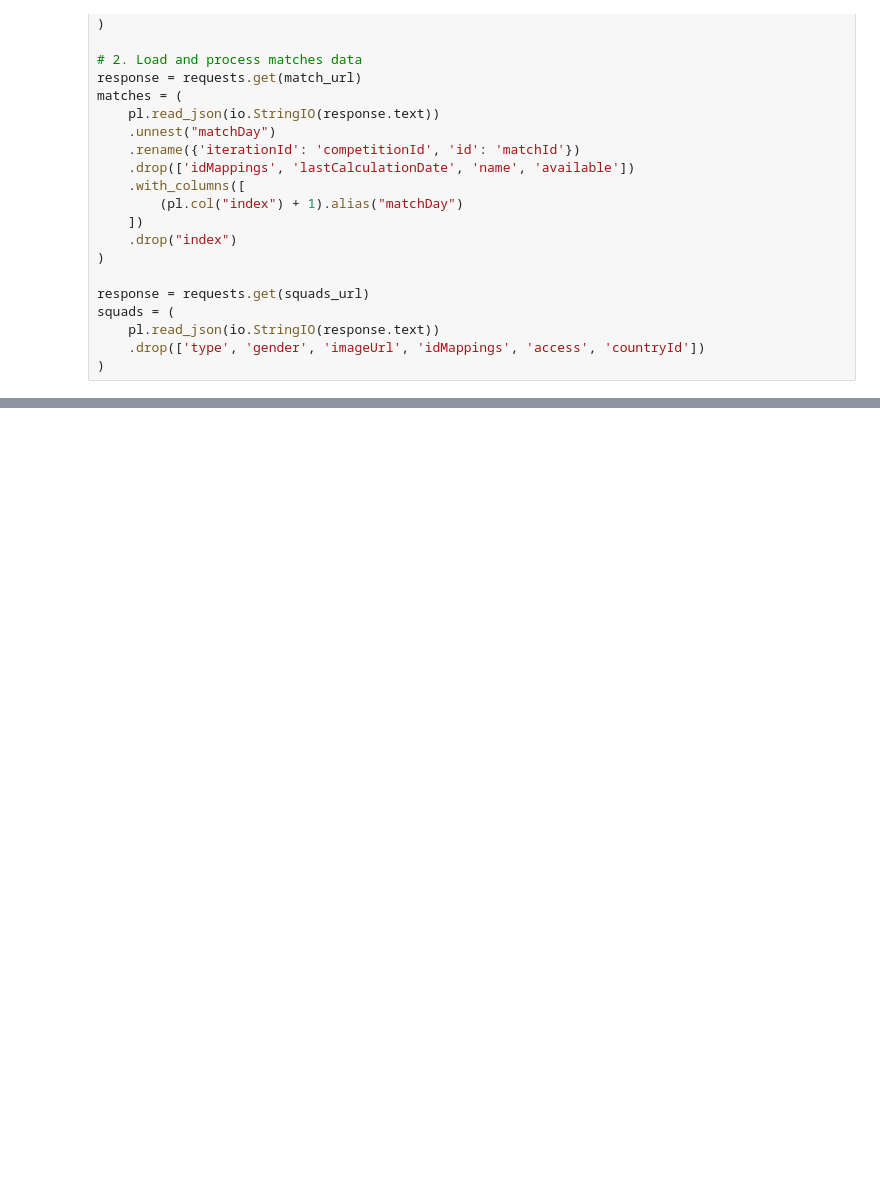
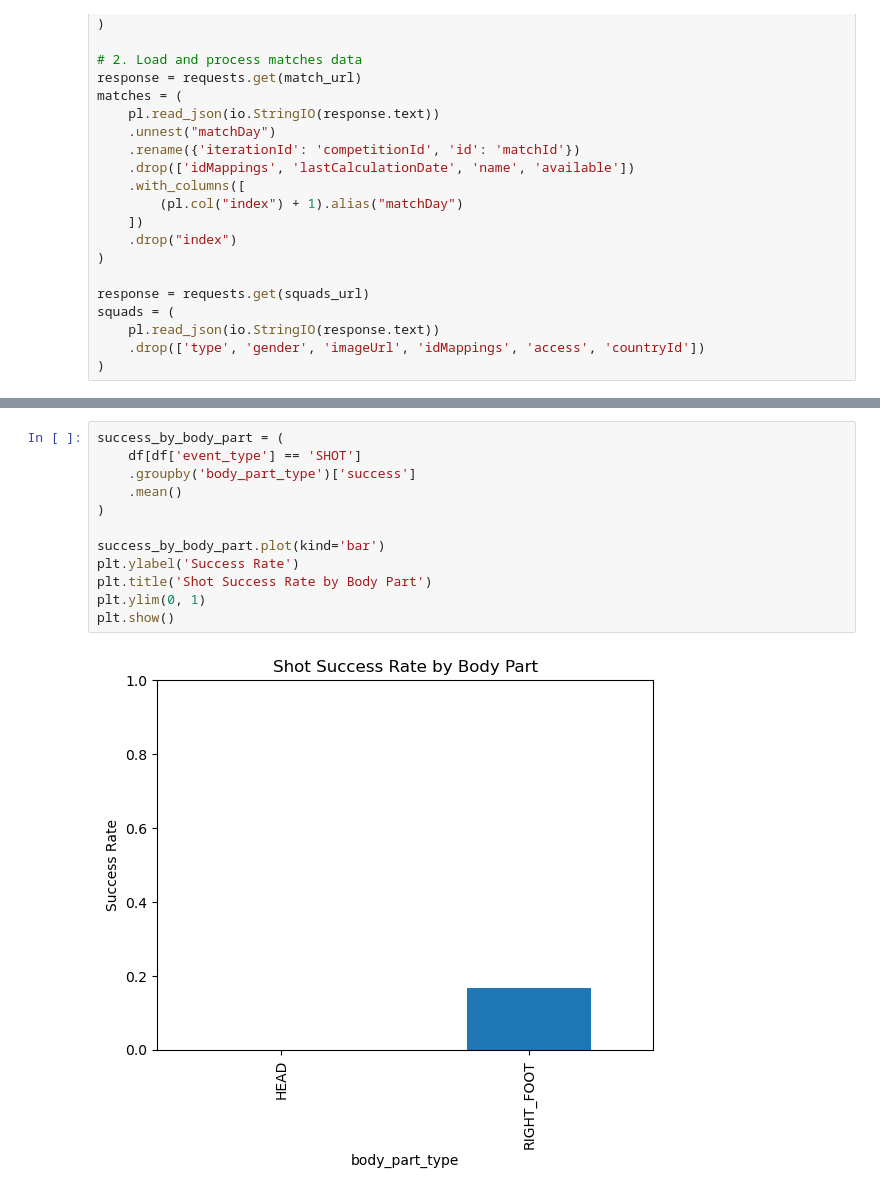
Before and after one commit to jadenh3/SoccerImpectHackathon, a Jupyter notebook: player_analysis.ipynb, the cells around one changed output, grey strips where cells are left out. Saved outputs shown, nothing was run; the diff lists cells and outputs as text; blank space fills up the shorter version.

```diff
--- a/player_analysis.ipynb
+++ b/player_analysis.ipynb
@@ -100,0 +116,14 @@ df.head()
+# %%
+success_by_body_part = (
+    df[df['event_type'] == 'SHOT']
+    .groupby('body_part_type')['success']
+    .mean()
+)
+
+success_by_body_part.plot(kind='bar')
+plt.ylabel('Success Rate')
+plt.title('Shot Success Rate by Body Part')
+plt.ylim(0, 1)
+plt.show()
+# %% [output]
+[figure, added]
```
Also changed, not shown: parts of 4 cells of this notebook.
